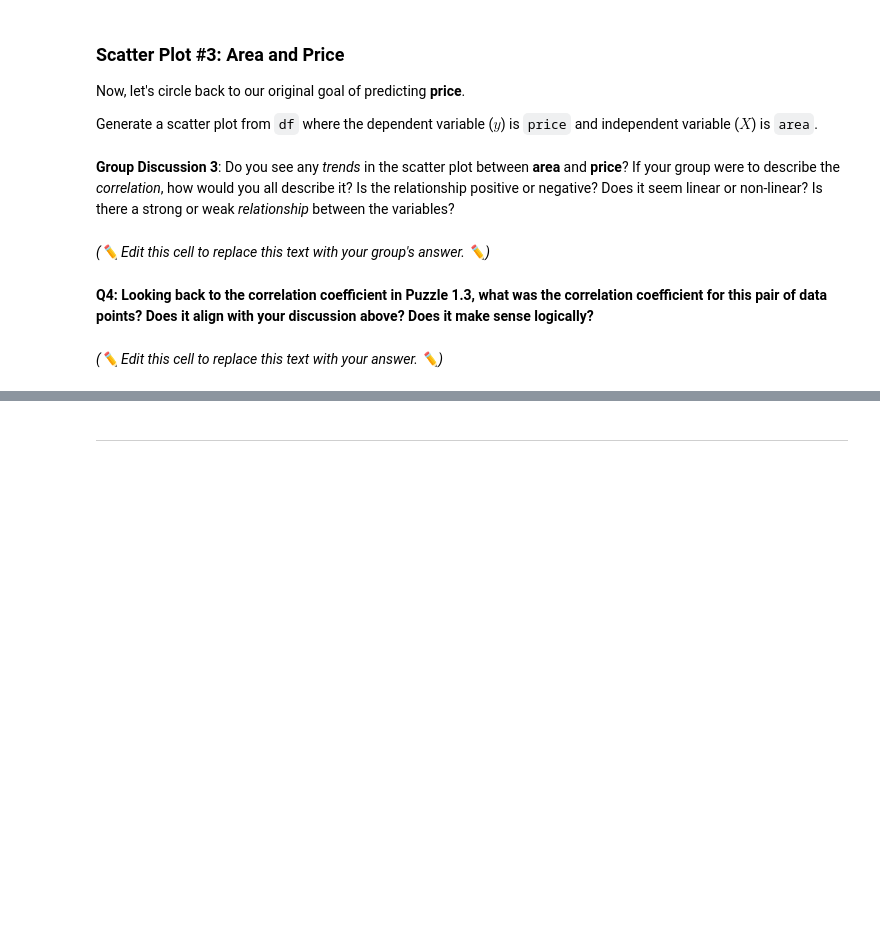
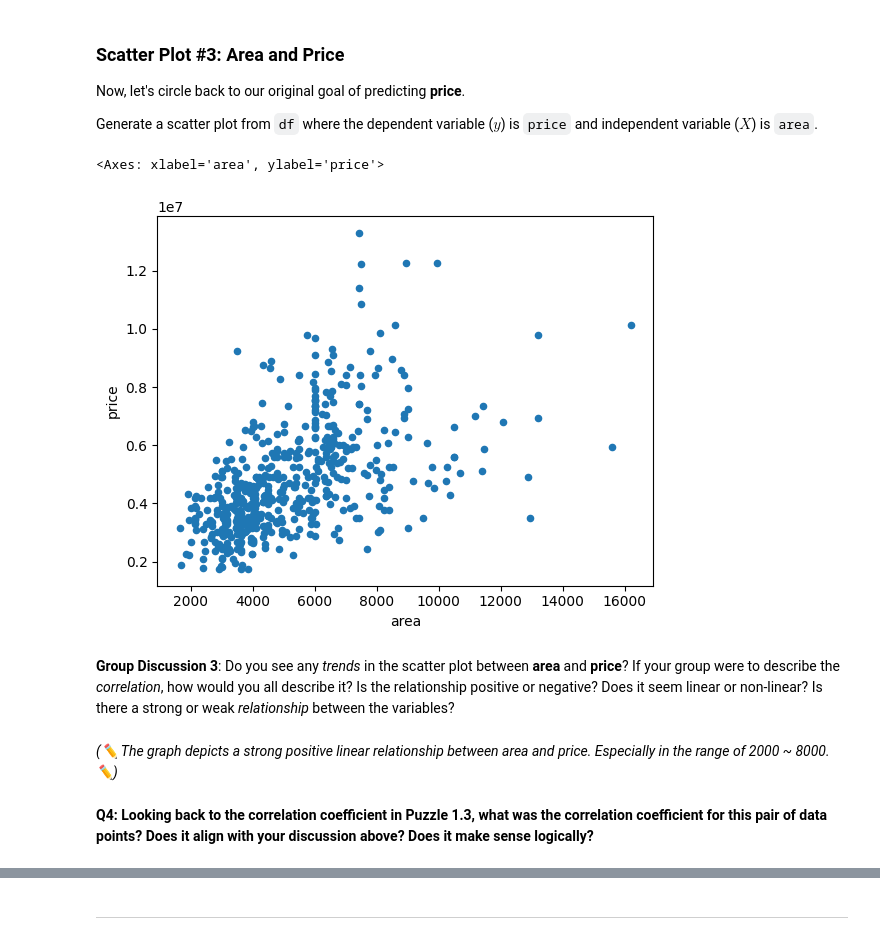
Before and after one commit to jonathan-cky/STAT107, a Jupyter notebook: lab_regression/lab_regression.ipynb, the cells around one changed output, grey strips where cells are left out. Cells and saved outputs as stored; diff of their text form; code cells hidden in the pictures; blank space fills up the shorter version.

```diff
--- a/lab_regression/lab_regression.ipynb
+++ b/lab_regression/lab_regression.ipynb
@@ -183,9 +230,12 @@ Generate a scatter plot from `df` where the dependent variable ($y$) is `price`
+# %%
+df.plot.scatter(x = "area", y = "price")
+# %% [output]
+<Axes: xlabel='area', ylabel='price'>
+[figure, added]
 # %% [markdown]
 **Group Discussion 3**: Do you see any *trends* in the scatter plot between **area** and **price**? If your group were to describe the *correlation*, how would you all describe it?
 Is the relationship positive or negative? Does it seem linear or non-linear? Is there a strong or weak *relationship* between the variables?
-# %% [markdown]
-*(✏️ Edit this cell to replace this text with your group's answer. ✏️)*
+# %% [markdown]
+*(✏️ The graph depicts a strong positive linear relationship between area and price. Especially in the range of 2000 ~ 8000. ✏️)*
 # %% [markdown]
 **Q4: Looking back to the correlation coefficient in Puzzle 1.3, what was the correlation coefficient for this pair of data points? Does it align with your discussion above? Does it make sense logically?**
-# %% [markdown]
-*(✏️ Edit this cell to replace this text with your answer. ✏️)*
```
Also changed, not shown: parts of 51 cells of this notebook.
